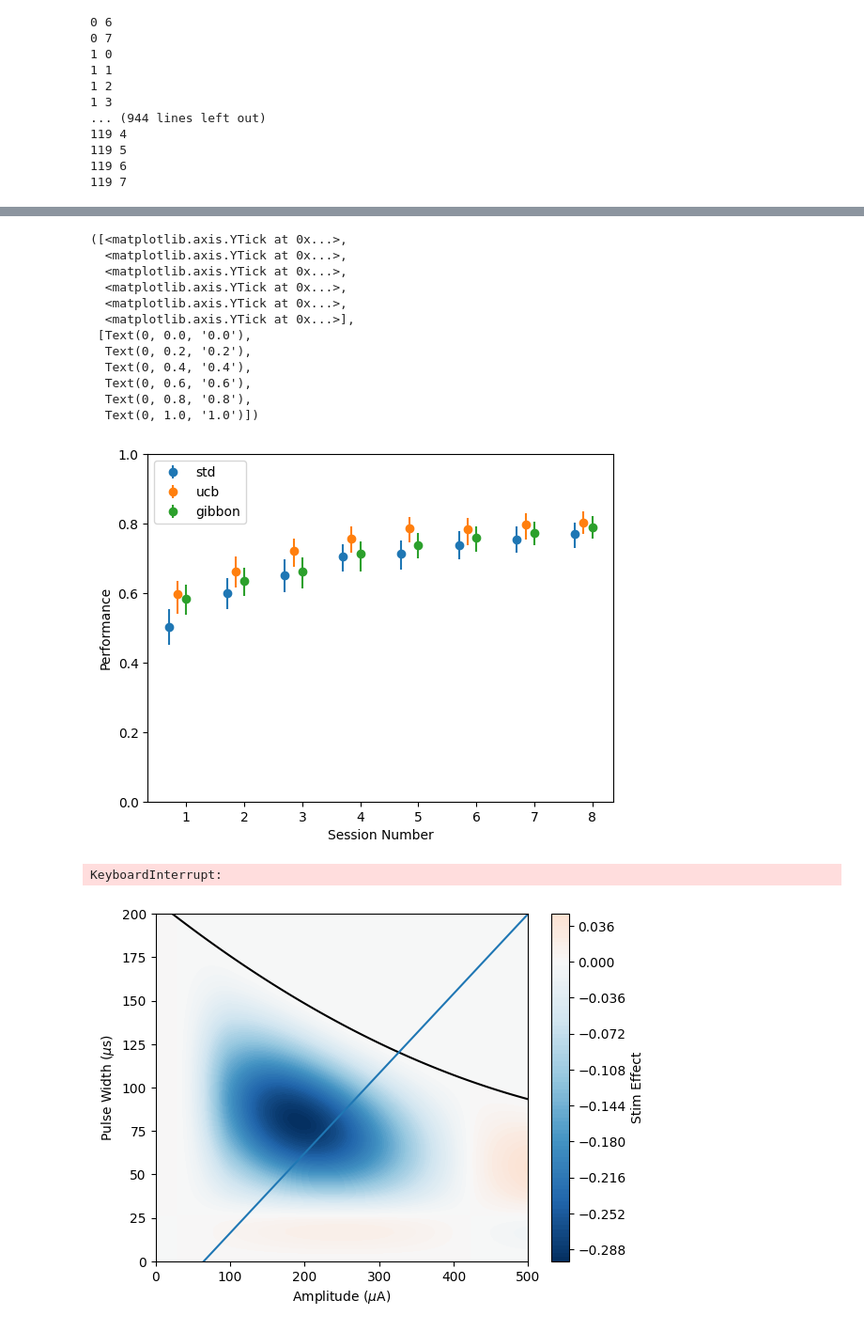
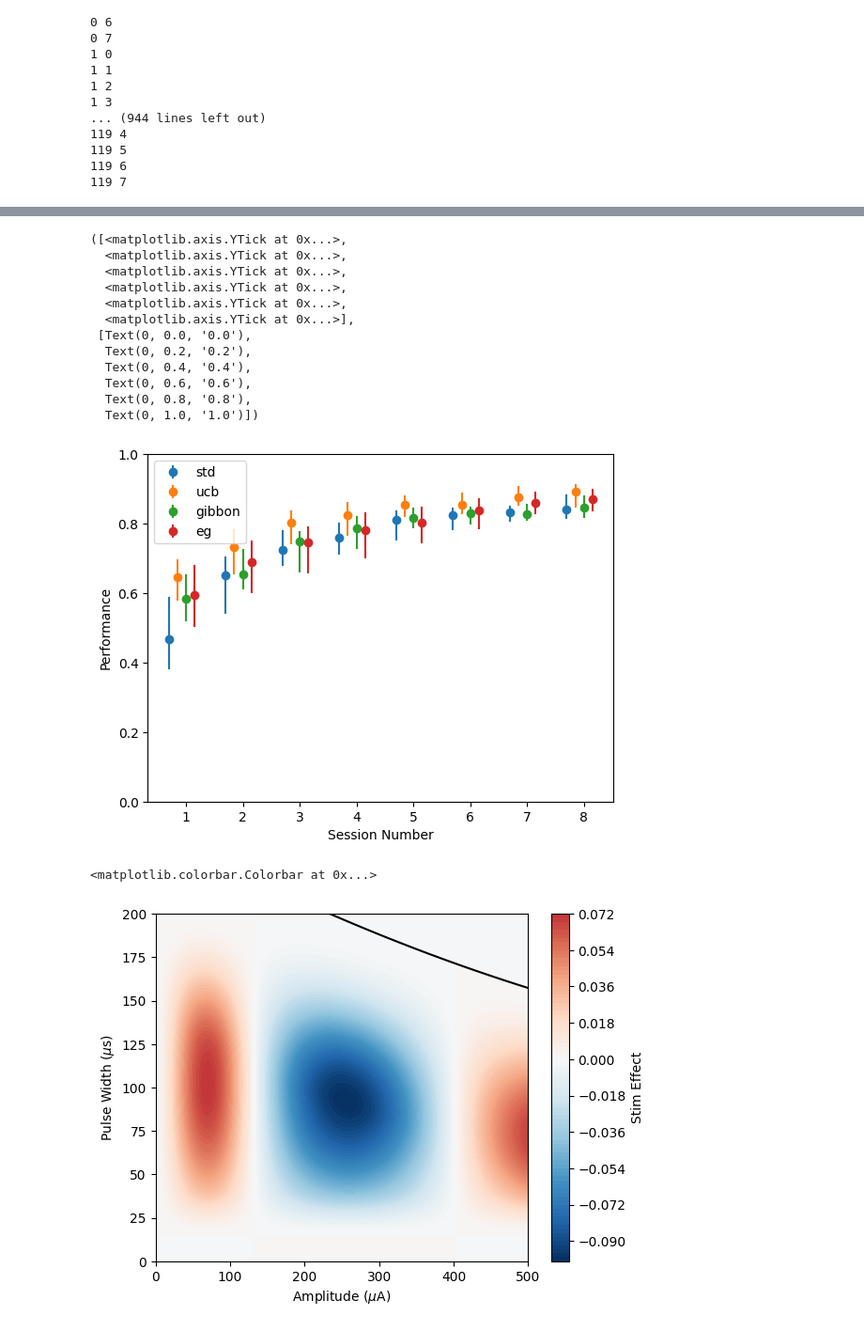
Before and after one commit to tne-lab/NeuroOptimizationPaper, a Jupyter notebook: figure4.ipynb, the cells around one changed output, grey strips where cells are left out. Shown: that part at 94% size. Drawn from its saved outputs; the diff is of its cells as text; code cells hidden in the pictures.

Commit message:
Updated figure code and added first try at portfolio method

```diff
--- a/figure4.ipynb
+++ b/figure4.ipynb
@@ -173,8 +176,12 @@ def unwarp(warper, input_data):
 
                 res = sympy.solve([expr.simplify(), expr2.simplify()], [x_o, y_o])
 
-                uw[i, 0] = float(res[0][0])
-                uw[i, 1] = float(res[0][1])
+                if len(res) > 0:
+                    uw[i, 0] = float(res[0][0])
+                    uw[i, 1] = float(res[0][1])
+                else:
+                    uw[i, 0] = x[i]
+                    uw[i, 1] = y[i]
         except ValueError:
             uw[i, 0] = x[i]
             uw[i, 1] = y[i]
@@ -431,7 +445,7 @@ acqfs = ['std', 'ucb', 'gibbon', 'eg']
 effect_sizes = np.asarray([0.1, 0.2, 0.3, 0.4, 0.5, 0.6])
 fig = plt.figure()
 for i, acq in enumerate(acqfs):
-    with open(f'outcomes/performance_{acq}.pickle', 'rb') as handle:
+    with open(f'outcomes/performance_{acq}_corrected.pickle', 'rb') as handle:
         performance = pickle.load(handle)
     j = 2
     perf_mat = np.asarray(performance)
@@ -440,12 +454,11 @@ for i, acq in enumerate(acqfs):
             perf_mat = np.concatenate((perf_mat, np.asarray(pickle.load(handle))), axis=0)
         j += 1
     conditions = perf_mat[:,-1].reshape((int(perf_mat.shape[0]/6), 6))
-    conditions[on_boundary] = np.nan
-    m_c = np.nanmean(conditions, axis=0)
+    m_c = np.median(conditions, axis=0)
     l_c = np.zeros_like(m_c)
     h_c = np.zeros_like(m_c)
     for j in range(conditions.shape[1]):
-        res = bootstrap((conditions[:,j],), np.nanmean, n_resamples=1000)
+        res = bootstrap((conditions[:,j],), np.median, n_resamples=1000)
         l_c[j] = res.confidence_interval.low
         h_c[j] = res.confidence_interval.high
     plt.errorbar(effect_sizes + (i - 2) * 0.01 + 0.005, m_c, yerr=(m_c-l_c, h_c-m_c), linestyle='none', marker='o')
@@ -472,7 +485,7 @@ plt.xticks(effect_sizes)
 # %%
 from scipy.stats import bootstrap
 
-acqfs = ['std', 'ucb', 'gibbon']
+acqfs = ['std', 'ucb', 'gibbon', 'eg']
 effect_sizes = np.asarray([0.1, 0.2, 0.3, 0.4, 0.5, 0.6])
 fig = plt.figure()
 for i, acq in enumerate(acqfs):
@@ -484,12 +497,11 @@ for i, acq in enumerate(acqfs):
         with open(f'outcomes/performance_{acq}_corrected_{j}.pickle', 'rb') as handle:
             perf_mat = np.concatenate((perf_mat, np.asarray(pickle.load(handle))), axis=0)
         j += 1
-    perf_mat[on_boundary_vec] = np.nan
-    m_c = np.nanmean(perf_mat, axis=0)
+    m_c = np.median(perf_mat, axis=0)
     l_c = np.zeros_like(m_c)
     h_c = np.zeros_like(m_c)
     for j in range(perf_mat.shape[1]):
-        res = bootstrap((perf_mat[:,j],), np.nanmean, n_resamples=1000)
+        res = bootstrap((perf_mat[:,j],), np.median, n_resamples=1000)
         l_c[j] = res.confidence_interval.low
         h_c[j] = res.confidence_interval.high
     plt.errorbar(np.arange(1,9) + (i - 2) * 0.15, m_c, yerr=(m_c - l_c, h_c-m_c), linestyle='none', marker='o')
@@ -512,7 +524,7 @@ plt.yticks([0,0.2,0.4,0.6,0.8,1])
   Text(0, 0.6, '0.6'),
   Text(0, 0.8, '0.8'),
   Text(0, 1.0, '1.0')])
-[figure, old version]
+[figure, new version]
 # %%
 def plot_ground_truth(sim, param_range, orientation='vertical'):
     x = np.linspace(0, 500, 100)
@@ -534,17 +546,17 @@ def plot_ground_truth(sim, param_range, orientation='vertical'):
     cbar.set_label('Stim Effect')
     return cbar
 # %%
-plot_ground_truth(sim, param_range)
-plt.plot(np.linspace(0,500,10), 200 + warper['m'] * (np.linspace(0,500,10) - 500))
-steps = np.linspace(0,500,100)
-stacked = np.stack((steps, (steps - warper['h']) ** 2 / warper['a'] + warper['k']), axis=1)
-warped = warp(warper, torch.tensor(stacked[stacked[:,1] < 200,:]))
-pts = unwarp(warper, candidates)
-warped = warped.detach().cpu().numpy()
-plt.scatter(warped[:,0]*500, warped[:,1]*200)
-plt.scatter(pts[:, 0], pts[:, 1])
-plt.scatter(candidates[0][0].item()*500, candidates[0][1].item()*200)
+plot_ground_truth(sims_full[6], param_range)
+# plt.plot(np.linspace(0,500,10), 200 + warper['m'] * (np.linspace(0,500,10) - 500))
+# steps = np.linspace(0,500,100)
+# stacked = np.stack((steps, (steps - warper['h']) ** 2 / warper['a'] + warper['k']), axis=1)
+# warped = warp(warper, torch.tensor(stacked[stacked[:,1] < 200,:]))
+# pts = unwarp(warper, candidates)
+# warped = warped.detach().cpu().numpy()
+# plt.scatter(warped[:,0]*500, warped[:,1]*200)
+# plt.scatter(pts[:, 0], pts[:, 1])
+# plt.scatter(candidates[0][0].item()*500, candidates[0][1].item()*200)
 # %% [output]
-KeyboardInterrupt:
+<matplotlib.colorbar.Colorbar at 0x...>
-[figure, old version]
+[figure, new version]
 # %%
```
Also changed, not shown: parts of 10 cells of this notebook, 2 other files.
